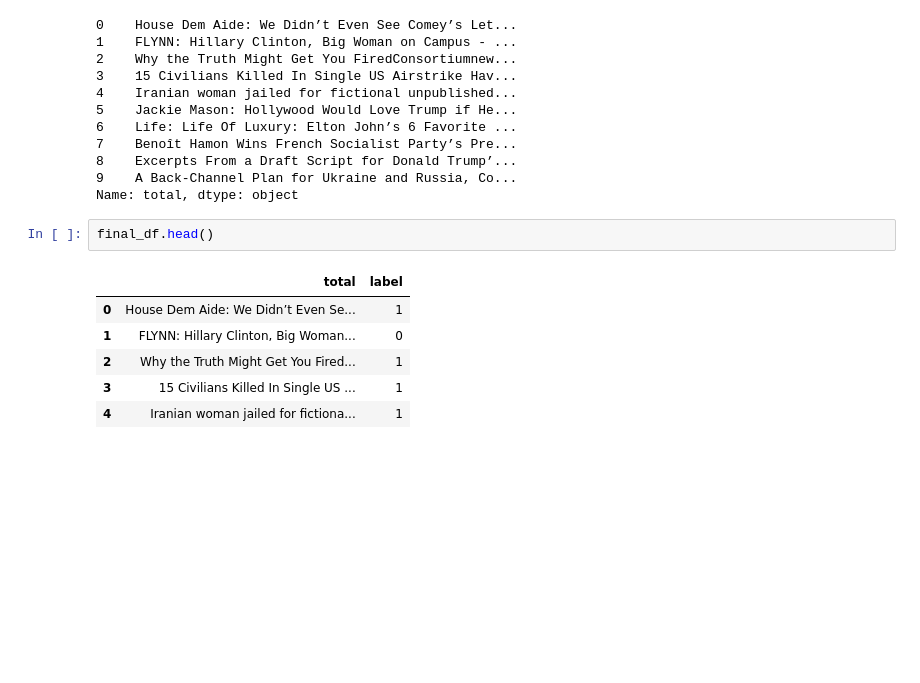
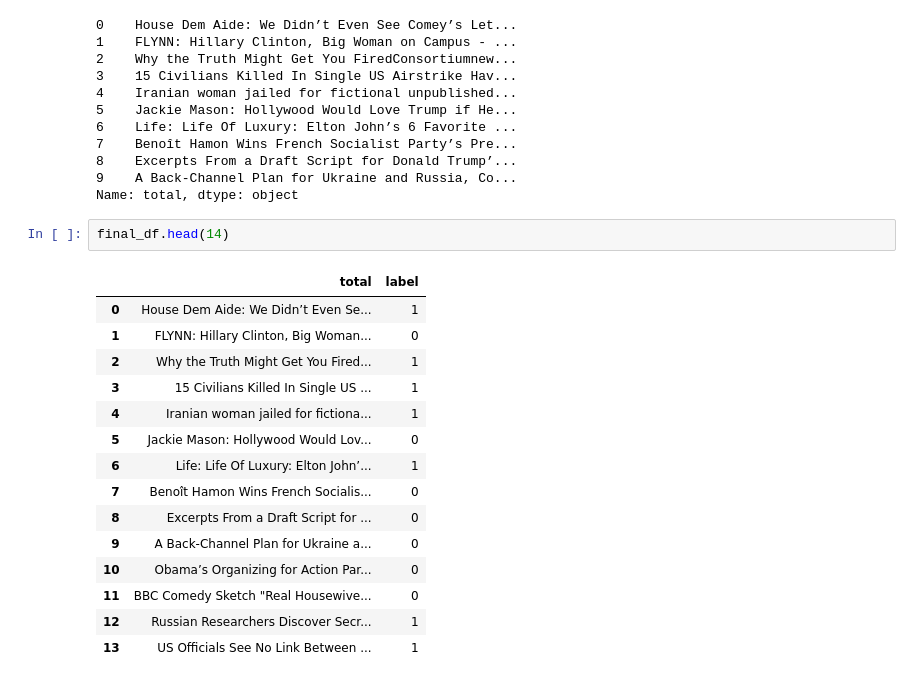
Before and after one commit to LaurentStar/Cap-Stone, a Jupyter notebook: master.ipynb, the cells around one changed output. Cells and saved outputs as stored; diff of their text form; blank space fills up the shorter version.

```diff
--- a/master.ipynb
+++ b/master.ipynb
@@ -260,11 +264,20 @@ X[:10]
 9    A Back-Channel Plan for Ukraine and Russia, Co...
 Name: total, dtype: object
 # %%
-final_df.head()
+final_df.head(14)
 # %% [output]
 |  | total | label |
 | 0 | House Dem Aide: We Didn’t Even Se... | 1 |
 | 1 | FLYNN: Hillary Clinton, Big Woman... | 0 |
 | 2 | Why the Truth Might Get You Fired... | 1 |
 | 3 | 15 Civilians Killed In Single US ... | 1 |
 | 4 | Iranian woman jailed for fictiona... | 1 |
+| 5 | Jackie Mason: Hollywood Would Lov... | 0 |
+| 6 | Life: Life Of Luxury: Elton John’... | 1 |
+| 7 | Benoît Hamon Wins French Socialis... | 0 |
+| 8 | Excerpts From a Draft Script for ... | 0 |
+| 9 | A Back-Channel Plan for Ukraine a... | 0 |
+| 10 | Obama’s Organizing for Action Par... | 0 |
+| 11 | BBC Comedy Sketch "Real Housewive... | 0 |
+| 12 | Russian Researchers Discover Secr... | 1 |
+| 13 | US Officials See No Link Between ... | 1 |
```
Also changed, not shown: parts of 1 cell of this notebook, 25 other files.
